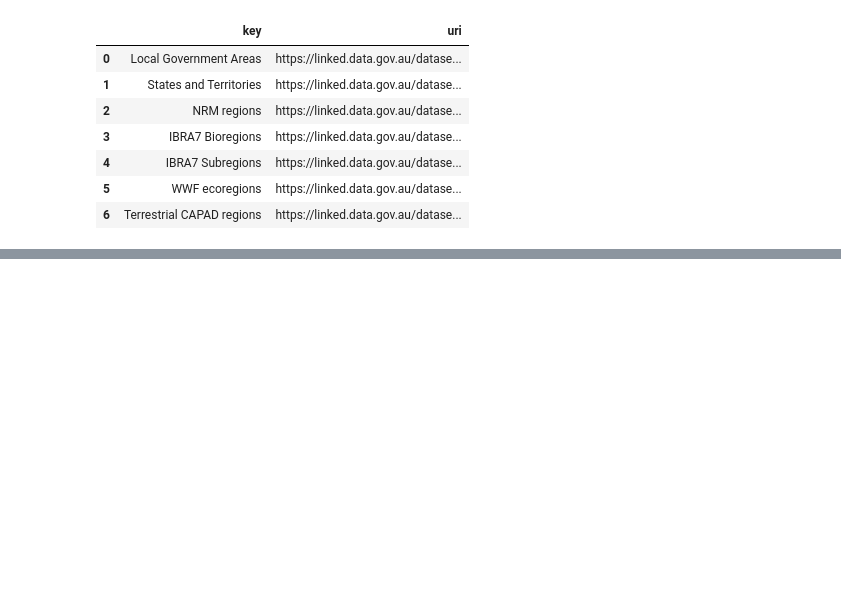
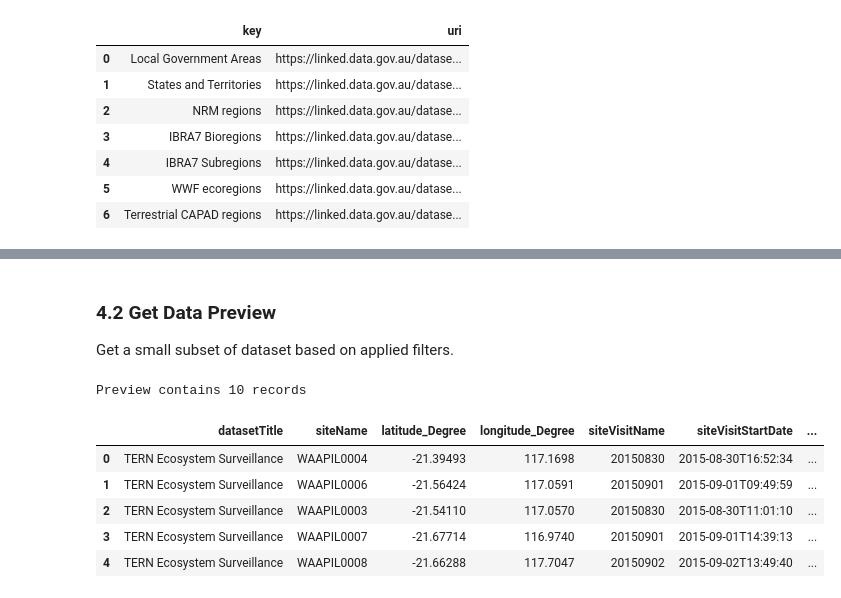
Before and after one commit to ternaustralia/terndata.ecoplots, a Jupyter notebook: demo.ipynb, the cells around one changed output, grey strips where cells are left out. Drawn from its saved outputs; the diff is of its cells as text; code cells hidden in the pictures; blank space fills up the shorter version.

```diff
--- a/demo.ipynb
+++ b/demo.ipynb
@@ -104,0 +268,17 @@ Using cached labels for facet: core_attributes
+# %% [markdown]
+### 4.2 Get Data Preview
+
+Get a small subset of dataset based on applied filters.
+# %%
+# Get a preview (first page) of the data
+preview_df = ecoplots.preview()
+print(f"Preview contains {len(preview_df)} records")
+preview_df.head()
+# %% [output]
+Preview contains 10 records
+|  | datasetTitle | siteName | latitude_Degree | longitude_Degree | siteVisitName | siteVisitStartDate | ... |
+| 0 | TERN Ecosystem Surveillance | WAAPIL0004 | -21.39493 | 117.1698 | 20150830 | 2015-08-30T16:52:34 | ... |
+| 1 | TERN Ecosystem Surveillance | WAAPIL0006 | -21.56424 | 117.0591 | 20150901 | 2015-09-01T09:49:59 | ... |
+| 2 | TERN Ecosystem Surveillance | WAAPIL0003 | -21.54110 | 117.0570 | 20150830 | 2015-08-30T11:01:10 | ... |
+| 3 | TERN Ecosystem Surveillance | WAAPIL0007 | -21.67714 | 116.9740 | 20150901 | 2015-09-01T14:39:13 | ... |
+| 4 | TERN Ecosystem Surveillance | WAAPIL0008 | -21.66288 | 117.7047 | 20150902 | 2015-09-02T13:49:40 | ... |
```
Also changed, not shown: parts of 54 cells of this notebook.
